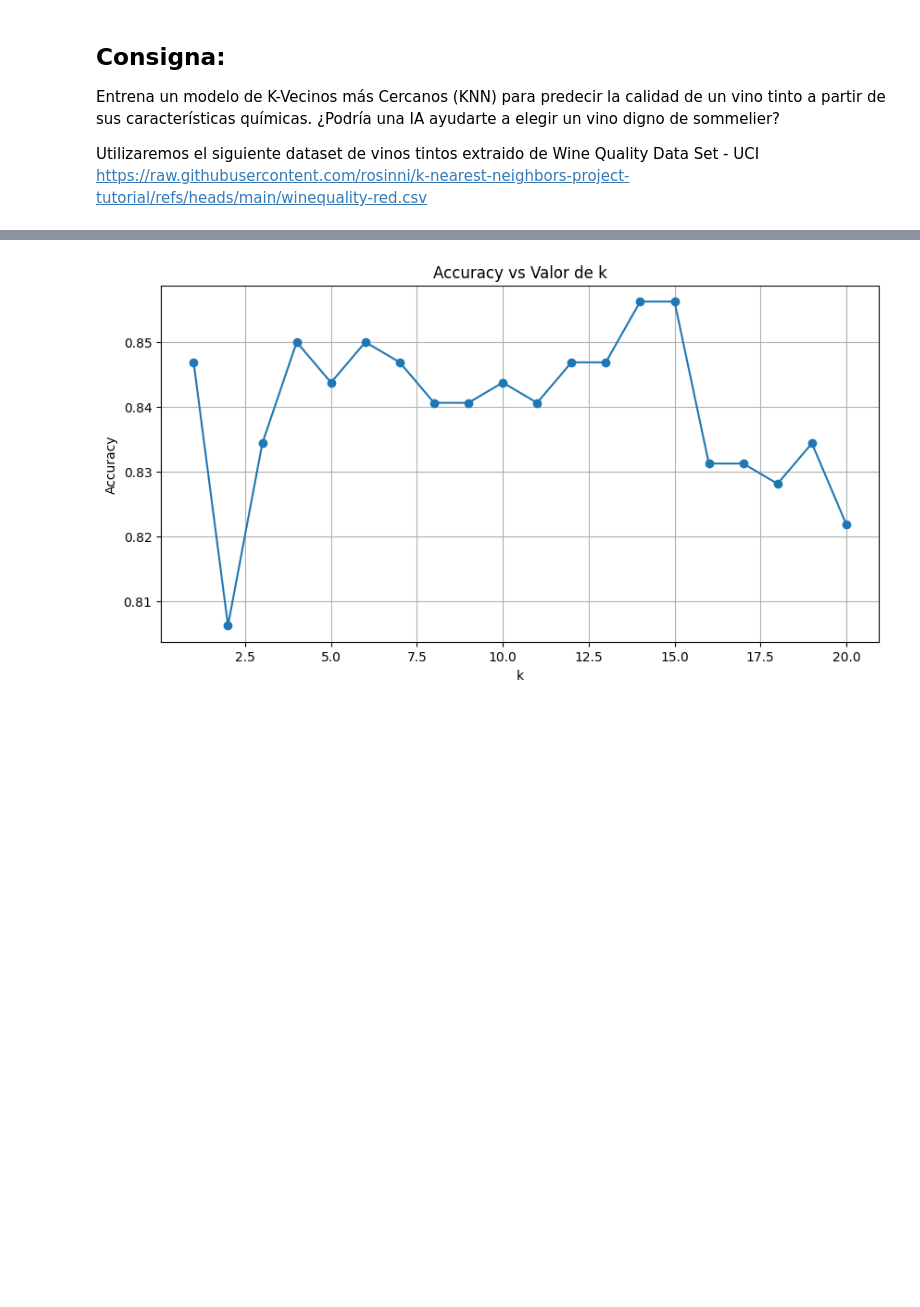
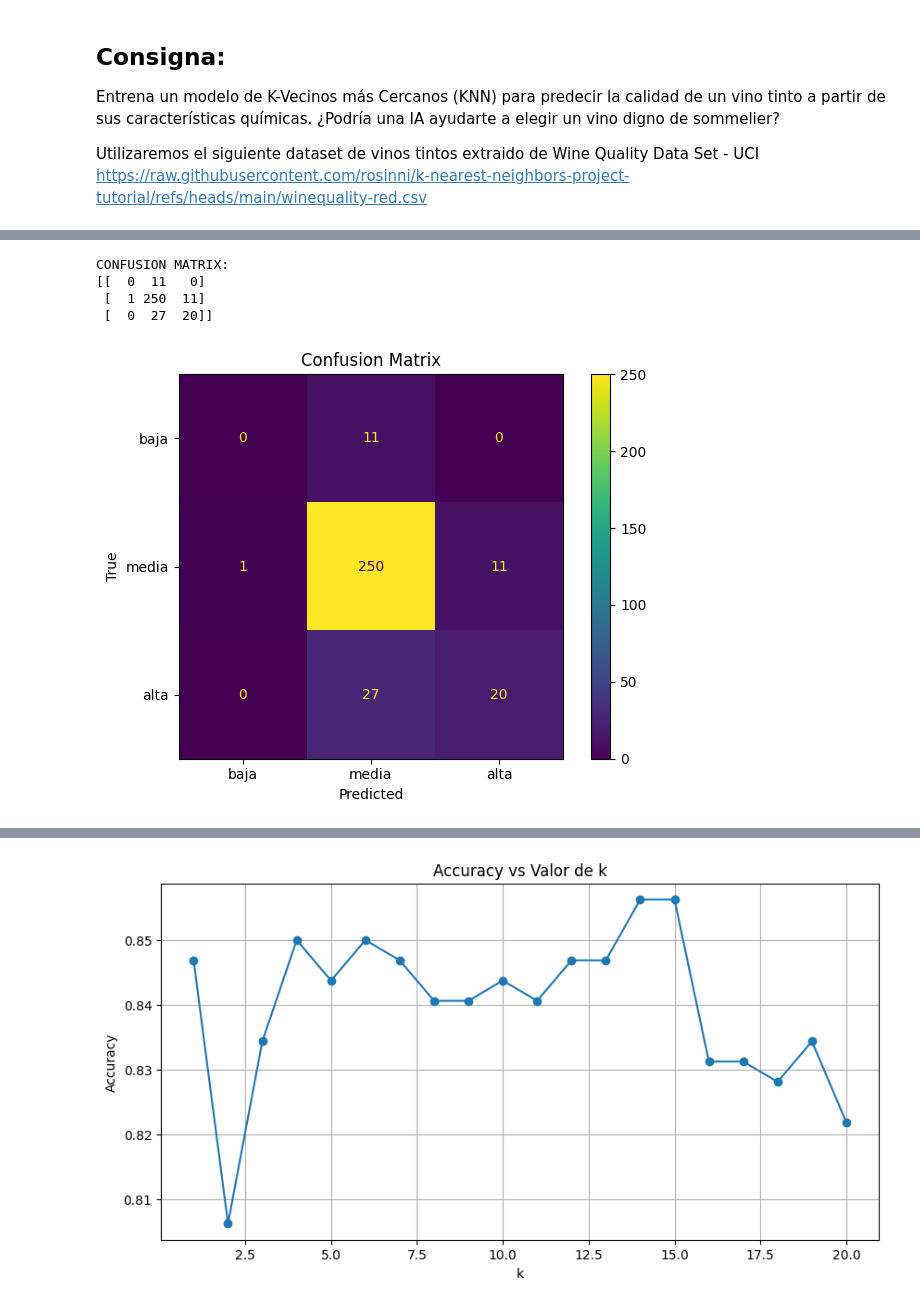
Before and after one commit to mvlarra/Project_ML_-KNN_k-nearest-neighbors, a Jupyter notebook: Project_KNN_VL.ipynb, the cells around one changed output, grey strips where cells are left out. Saved outputs shown, nothing was run; the diff lists cells and outputs as text; code cells hidden in the pictures; blank space fills up the shorter version.

```diff
--- a/Project_KNN_VL.ipynb
+++ b/Project_KNN_VL.ipynb
@@ -125,0 +158,68 @@ weighted avg       0.81      0.84      0.82       320
+# %%
+# C2 . Evaluar el Rendimiento del Modelo con la Metrica de Confusion Matrix
+print("CONFUSION MATRIX:")
+print(confusion_matrix(y_test, y_pred))
+# print("\nMatriz de confusión:\n", confusion_matrix(y_test, y_pred))
+
+# Visualizar la Matriz de Confusión
+ConfusionMatrixDisplay.from_predictions(y_test, y_pred , display_labels=["baja", "media", "alta"])
+plt.title("Confusion Matrix")
+plt.xlabel("Predicted")
+plt.ylabel("True")
+plt.tight_layout()
+plt.savefig("confusion_matrix.png", dpi=300, bbox_inches='tight')
+plt.show()
+
+
+# 🔍 ¿Qué representa la matriz?
+
+# Cada fila representa la clase real (verdadera), y cada columna representa la clase predicha por el modelo.
+
+# En este caso, las clases son:
+
+#     baja
+
+#     media
+
+#     alta
+
+# 📊 Cómo leerla
+
+# Veamos cómo interpretar las celdas:
+# 	Pred. baja	Pred. media	Pred. alta
+# Real baja	0	11	0
+# Real media	1	250	11
+# Real alta	0	27	20
+# ✅ Casos correctamente clasificados (diagonal principal)
+
+#     baja–baja: 0 → el modelo no clasificó correctamente ninguna instancia "baja".
+
+#     media–media: 250 → el modelo clasificó correctamente 250 instancias "media".
+
+#     alta–alta: 20 → el modelo clasificó correctamente 20 instancias "alta".
+
+# ❌ Casos mal clasificados (fuera de la diagonal)
+
+#     11 veces el modelo confundió "baja" con "media".
+
+#     11 veces confundió "media" con "alta".
+
+#     27 veces confundió "alta" con "media".
+
+#     Y así sucesivamente...
+
+# 📈 ¿Qué podemos concluir?
+
+#     El modelo reconoce muy bien la clase "media" (250 aciertos).
+
+#     Tiene problemas importantes con la clase "baja" (0 aciertos).
+
+#     Confunde frecuentemente "alta" con "media" (27 veces).
+
+#     Hay un desequilibrio: pocas instancias de "baja" y "alta" comparado con "media".
+# %% [output]
+CONFUSION MATRIX:
+[[  0  11   0]
+ [  1 250  11]
+ [  0  27  20]]
+[figure, added]
```
Also changed, not shown: parts of 14 cells of this notebook, 1 other file.
